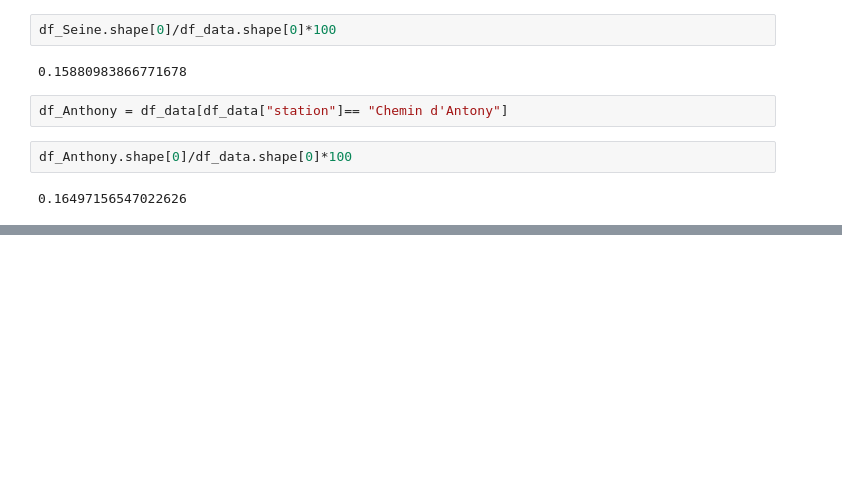
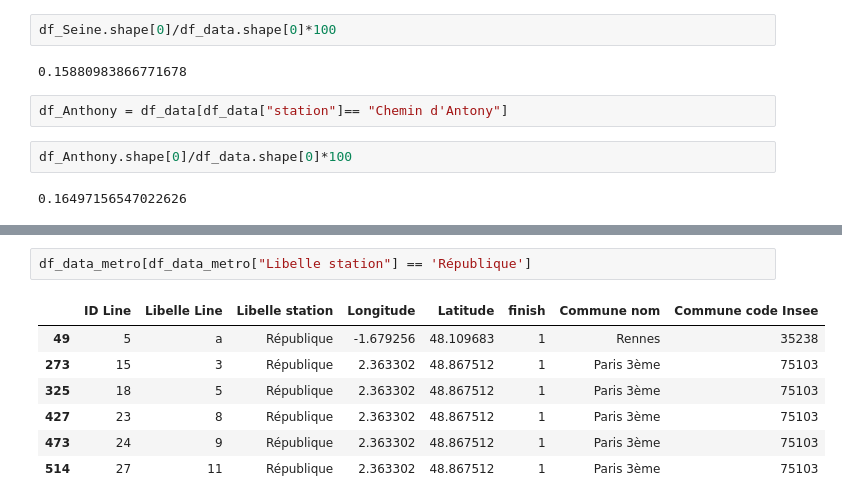
Before and after one commit to floriansilvestre67/metro-paris-analytics, a Jupyter notebook: notebooks/Untitled.ipynb, the cells around one changed output, grey strips where cells are left out. Cells and saved outputs as stored; diff of their text form; blank space fills up the shorter version.

```diff
--- a/notebooks/Untitled.ipynb
+++ b/notebooks/Untitled.ipynb
@@ -186,0 +457,10 @@ df_Anthony.shape[0]/df_data.shape[0]*100
+# %%
+df_data_metro[df_data_metro["Libelle station"] == 'République']
+# %% [output]
+|  | ID Line | Libelle Line | Libelle station | Longitude | Latitude | finish | Commune nom | Commune code Insee |
+| 49 | 5 | a | République | -1.679256 | 48.109683 | 1 | Rennes | 35238 |
+| 273 | 15 | 3 | République | 2.363302 | 48.867512 | 1 | Paris 3ème | 75103 |
+| 325 | 18 | 5 | République | 2.363302 | 48.867512 | 1 | Paris 3ème | 75103 |
+| 427 | 23 | 8 | République | 2.363302 | 48.867512 | 1 | Paris 3ème | 75103 |
+| 473 | 24 | 9 | République | 2.363302 | 48.867512 | 1 | Paris 3ème | 75103 |
+| 514 | 27 | 11 | République | 2.363302 | 48.867512 | 1 | Paris 3ème | 75103 |
```
Also changed, not shown: parts of 13 cells of this notebook, 2 other files.
